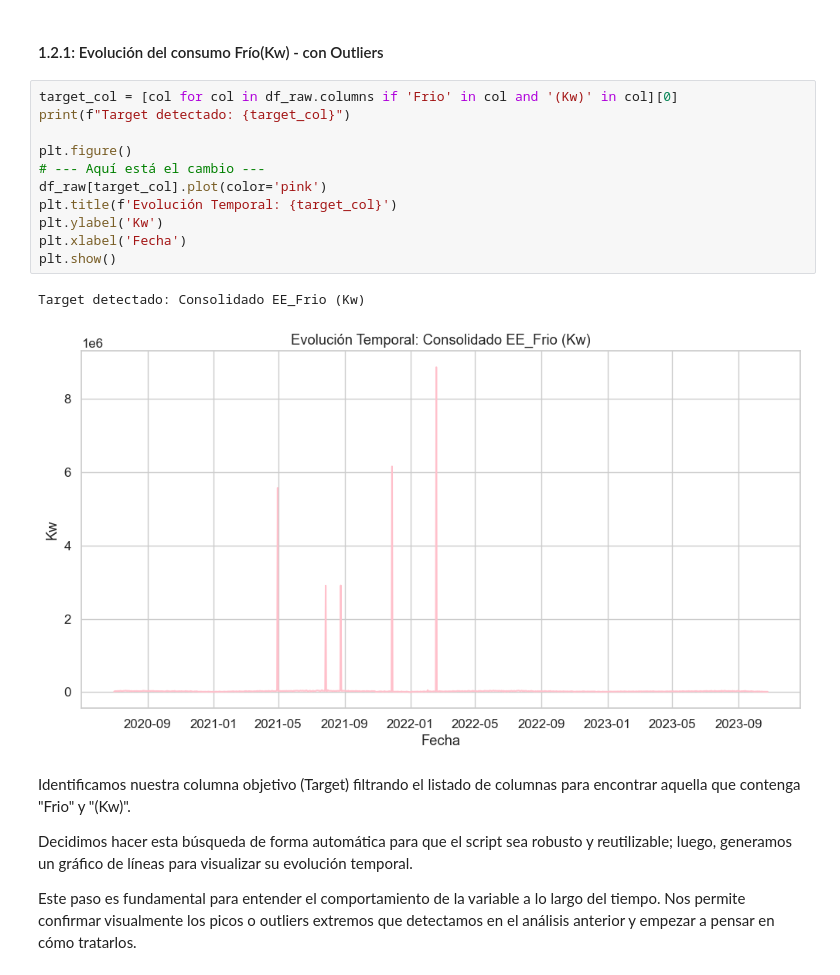
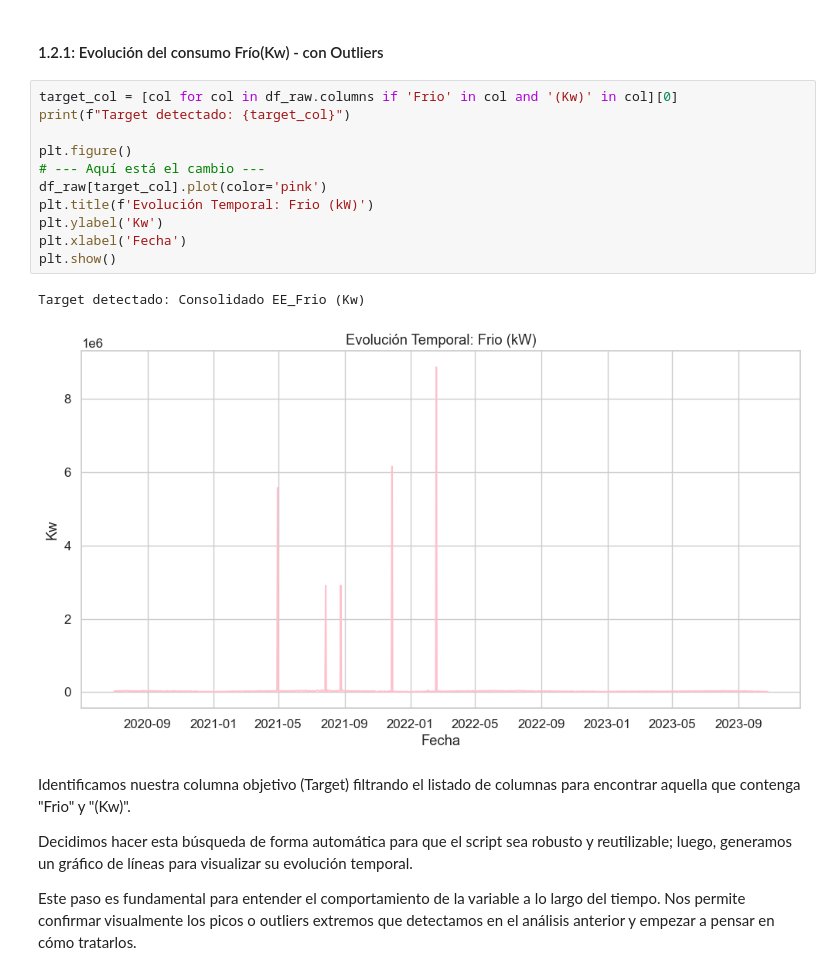
Before and after one commit to GonzaCardin/tp_final_ldd2, a Jupyter notebook: notebooks/eda_v2.ipynb, the cells around one changed output. Cells and saved outputs as stored; diff of their text form.

```diff
--- a/notebooks/eda_v2.ipynb
+++ b/notebooks/eda_v2.ipynb
@@ -233,17 +234,17 @@ Buscamos errores específicos de Excel (como #VALUE! o #DIV/0!) convirtiendo el
 # %%
 target_col = [col for col in df_raw.columns if 'Frio' in col and '(Kw)' in col][0]
 print(f"Target detectado: {target_col}")
 
 plt.figure()
 # --- Aquí está el cambio ---
 df_raw[target_col].plot(color='pink')
-plt.title(f'Evolución Temporal: {target_col}')
+plt.title(f'Evolución Temporal: Frio (kW)')
 plt.ylabel('Kw')
 plt.xlabel('Fecha')
 plt.show()
 # %% [output]
 Target detectado: Consolidado EE_Frio (Kw)
-[figure, old version]
+[figure, new version]
 # %% [markdown]
 Identificamos nuestra columna objetivo (Target) filtrando el listado de columnas para encontrar aquella que contenga "Frio" y "(Kw)".
 
```
Also changed, not shown: parts of 2 cells of this notebook.
